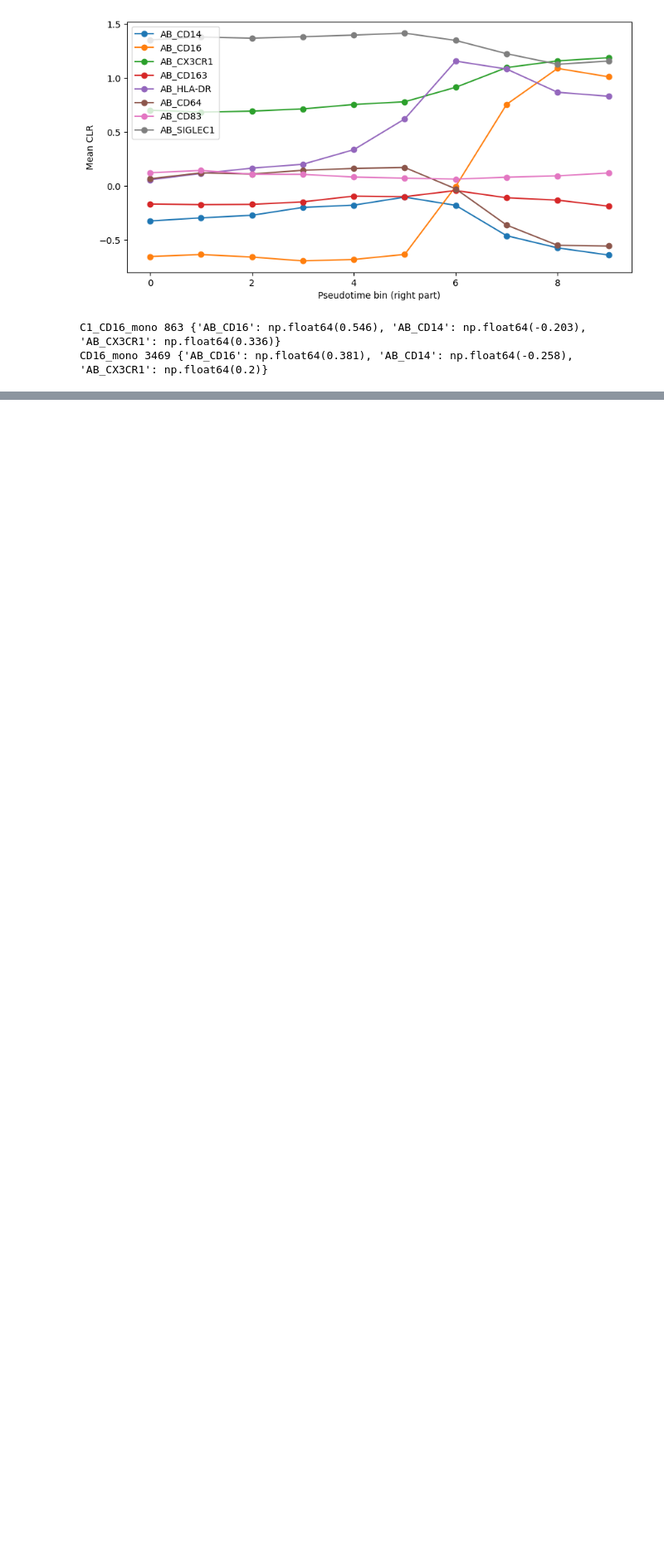
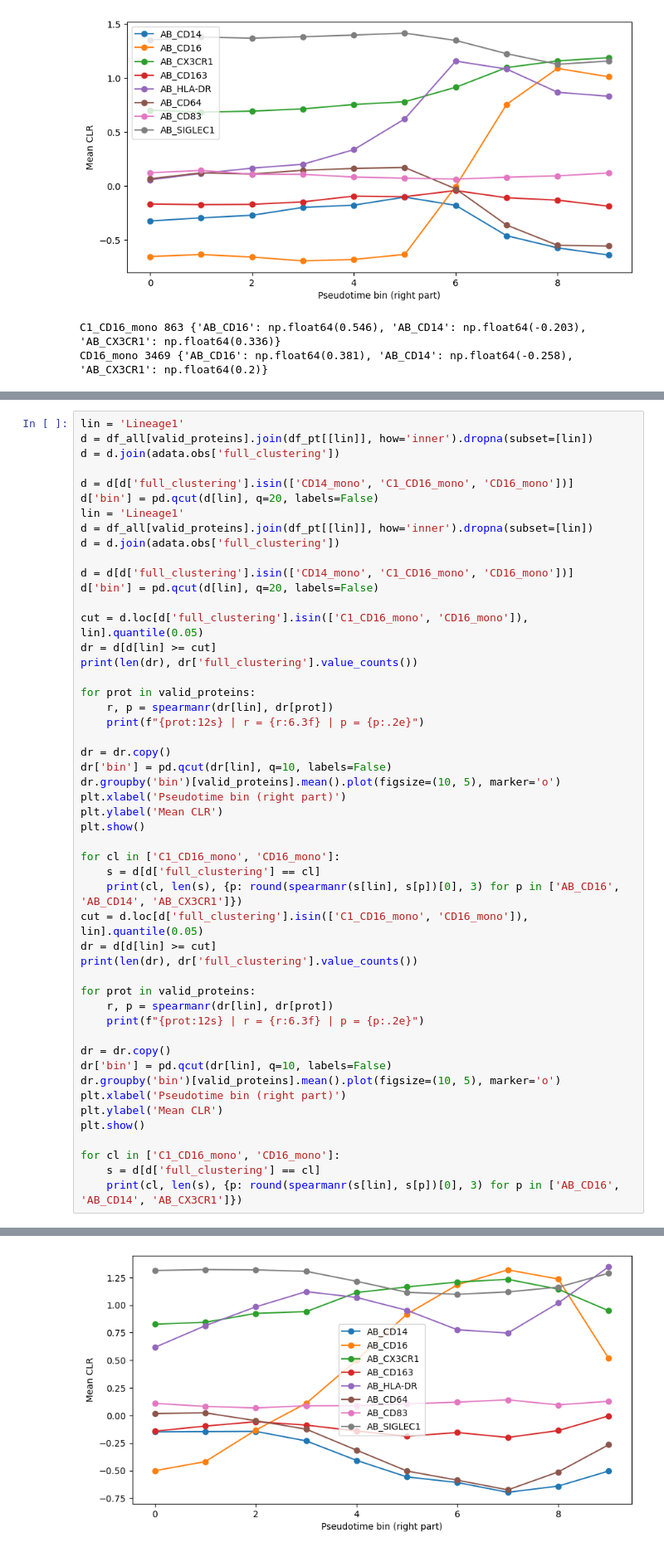
Before and after one commit to VladimirOpaits/scPTAEB, a Jupyter notebook: metrics/protein_W_excluded_corr.ipynb, the cells around one changed output, grey strips where cells are left out. Shown at 83% size. Drawn from its saved outputs; the diff is of its cells as text; blank space fills up the shorter version.

```diff
--- a/metrics/protein_W_excluded_corr.ipynb
+++ b/metrics/protein_W_excluded_corr.ipynb
@@ -99,0 +156,51 @@ CD16_mono 3469 {'AB_CD16': np.float64(0.381), 'AB_CD14': np.float64(-0.258), 'AB
+# %%
+lin = 'Lineage1'
+d = df_all[valid_proteins].join(df_pt[[lin]], how='inner').dropna(subset=[lin])
+d = d.join(adata.obs['full_clustering'])
+
+d = d[d['full_clustering'].isin(['CD14_mono', 'C1_CD16_mono', 'CD16_mono'])]
+d['bin'] = pd.qcut(d[lin], q=20, labels=False)
+lin = 'Lineage1'
+d = df_all[valid_proteins].join(df_pt[[lin]], how='inner').dropna(subset=[lin])
+d = d.join(adata.obs['full_clustering'])
+
+d = d[d['full_clustering'].isin(['CD14_mono', 'C1_CD16_mono', 'CD16_mono'])]
+d['bin'] = pd.qcut(d[lin], q=20, labels=False)
+
+cut = d.loc[d['full_clustering'].isin(['C1_CD16_mono', 'CD16_mono']), lin].quantile(0.05)
+dr = d[d[lin] >= cut]
+print(len(dr), dr['full_clustering'].value_counts())
+
+for prot in valid_proteins:
+    r, p = spearmanr(dr[lin], dr[prot])
+    print(f"{prot:12s} | r = {r:6.3f} | p = {p:.2e}")
+
+dr = dr.copy()
+dr['bin'] = pd.qcut(dr[lin], q=10, labels=False)
+dr.groupby('bin')[valid_proteins].mean().plot(figsize=(10, 5), marker='o')
+plt.xlabel('Pseudotime bin (right part)')
+plt.ylabel('Mean CLR')
+plt.show()
+
+for cl in ['C1_CD16_mono', 'CD16_mono']:
+    s = d[d['full_clustering'] == cl]
+    print(cl, len(s), {p: round(spearmanr(s[lin], s[p])[0], 3) for p in ['AB_CD16', 'AB_CD14', 'AB_CX3CR1']})
+cut = d.loc[d['full_clustering'].isin(['C1_CD16_mono', 'CD16_mono']), lin].quantile(0.05)
+dr = d[d[lin] >= cut]
+print(len(dr), dr['full_clustering'].value_counts())
+
+for prot in valid_proteins:
+    r, p = spearmanr(dr[lin], dr[prot])
+    print(f"{prot:12s} | r = {r:6.3f} | p = {p:.2e}")
+
+dr = dr.copy()
+dr['bin'] = pd.qcut(dr[lin], q=10, labels=False)
+dr.groupby('bin')[valid_proteins].mean().plot(figsize=(10, 5), marker='o')
+plt.xlabel('Pseudotime bin (right part)')
+plt.ylabel('Mean CLR')
+plt.show()
+
+for cl in ['C1_CD16_mono', 'CD16_mono']:
+    s = d[d['full_clustering'] == cl]
+    print(cl, len(s), {p: round(spearmanr(s[lin], s[p])[0], 3) for p in ['AB_CD16', 'AB_CD14', 'AB_CX3CR1']})
+# %% [output]
@@ -99,0 +222 @@ CD16_mono 3469 {'AB_CD16': np.float64(0.381), 'AB_CD14': np.float64(-0.258), 'AB
+[figure, added]
```
Also changed, not shown: parts of 6 cells of this notebook, 18 other files.
